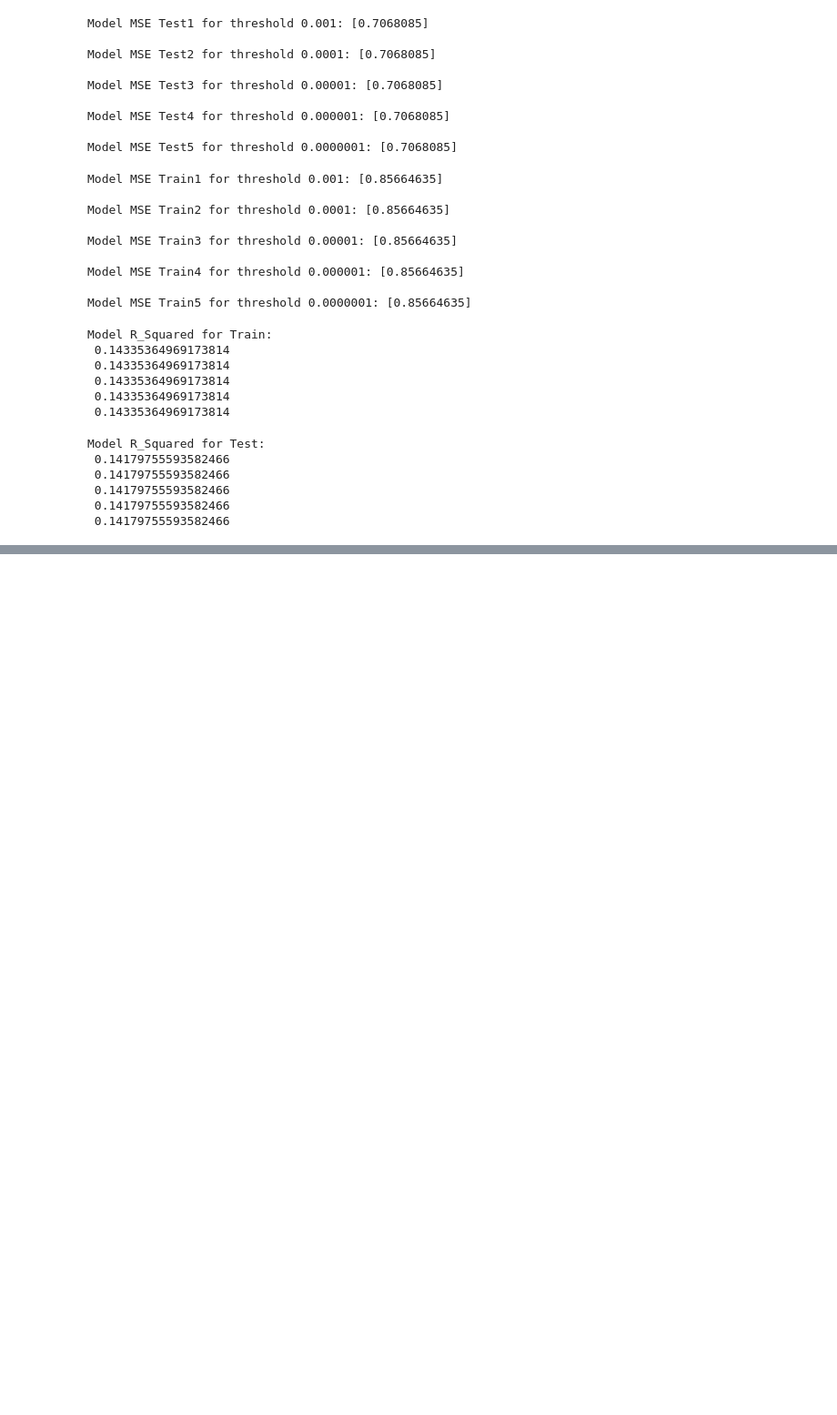
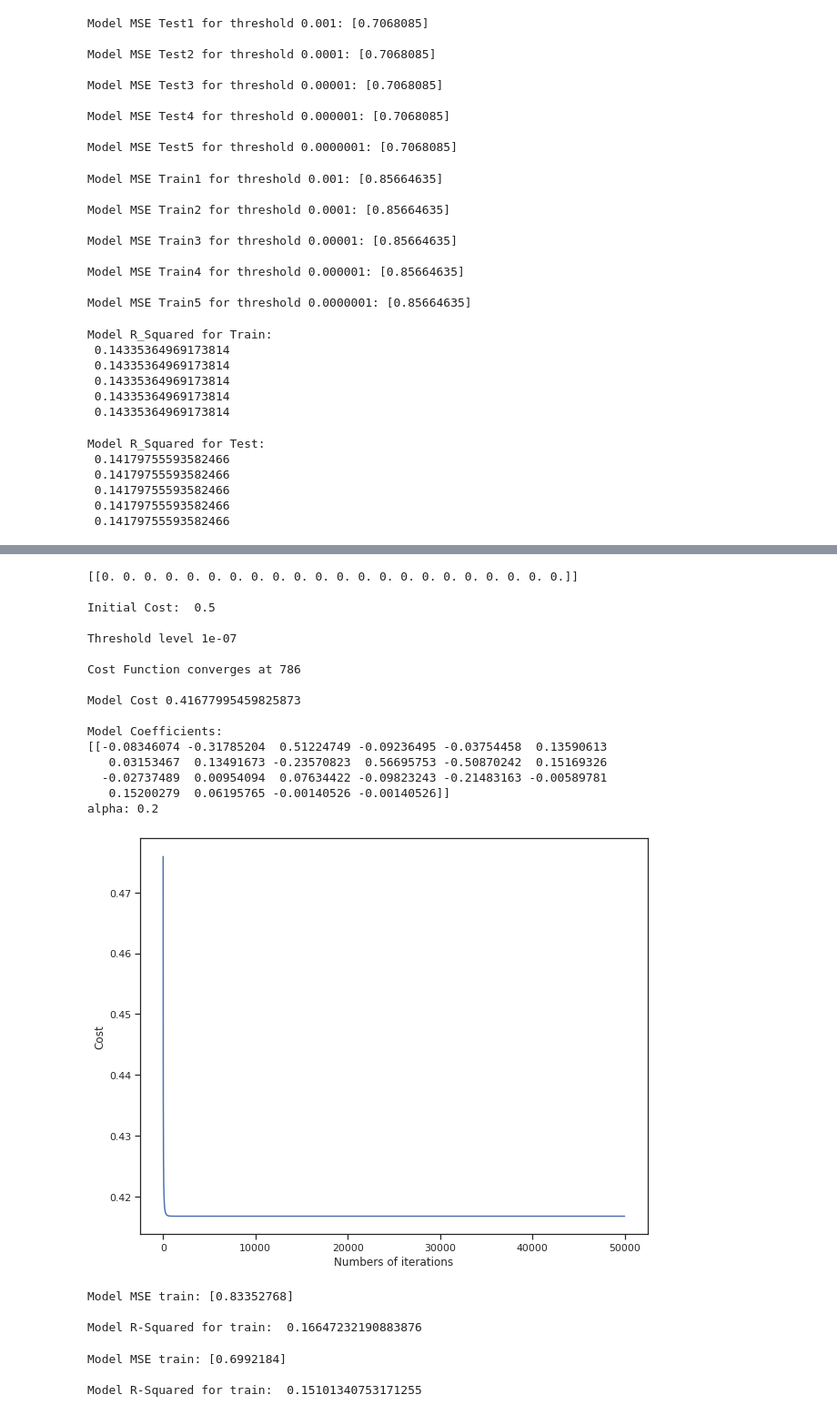
Before and after one commit to pratikjori20/Appliance-Energy-Prediction, a Jupyter notebook: Individual_capstone_2.ipynb, the cells around one changed output, grey strips where cells are left out. Shown at 91% size. Saved outputs shown, nothing was run; the diff lists cells and outputs as text; code cells hidden in the pictures; blank space fills up the shorter version.

```diff
--- a/Individual_capstone_2.ipynb
+++ b/Individual_capstone_2.ipynb
@@ -1480,0 +1683,61 @@ Model R_Squared for Test:
+# %%
+
+feature_d = temperature + humidity + lights + hour + random
+feature_d1 = drop_df[feature_d]
+target_5 = drop_df[appliance]
+# %%
+x5_train, x5_test, y5_train, y5_test = train_test_split(feature_d1, target_5, test_size = 0.2, random_state = 0)
+# %%
+x5_train = scaler.fit_transform(x5_train)
+x5_test = scaler.transform(x5_test)
+y5_train = scaler.fit_transform(y5_train)
+y5_test = scaler.transform(y5_test)
+# %%
+def devlinearmodel_1(datafile, datatarget):
+    coeffmatrix = np.zeros((1, len(datafile[0])));
+    print(coeffmatrix);
+    print();
+    initialcost = costfuct(datafile, datatarget, coeffmatrix);
+    print('Initial Cost: ', initialcost, '\n');
+    coeffmatrix, costhistory = gradientdescent(datafile, datatarget, coeffmatrix, 0.2, 50000);
+    return coeffmatrix;
+
+linearmodel_d = devlinearmodel(x5_train, y5_train)
+# %% [output]
+[[0. 0. 0. 0. 0. 0. 0. 0. 0. 0. 0. 0. 0. 0. 0. 0. 0. 0. 0. 0. 0. 0.]]
+
+Initial Cost:  0.5
+
+Threshold level 1e-07
+
+Cost Function converges at 786
+
+Model Cost 0.41677995459825873
+
+Model Coefficients:
+[[-0.08346074 -0.31785204  0.51224749 -0.09236495 -0.03754458  0.13590613
+   0.03153467  0.13491673 -0.23570823  0.56695753 -0.50870242  0.15169326
+  -0.02737489  0.00954094  0.07634422 -0.09823243 -0.21483163 -0.00589781
+   0.15200279  0.06195765 -0.00140526 -0.00140526]]
+alpha: 0.2
+[figure, added]
+# %%
+predictedtarget_d = predict(x5_train, linearmodel_d)
+modelMSE_d = calcMSE(y5_train, predictedtarget_d)
+print('Model MSE train:', modelMSE_d, '\n')
+modelR2_d = modelRsquared(y5_train, predictedtarget_d)
+print('Model R-Squared for train: ', modelR2_d)
+# %% [output]
+Model MSE train: [0.83352768]
+
+Model R-Squared for train:  0.16647232190883876
+# %%
+predictedtarget_d1 = predict(x5_test, linearmodel_d)
+modelMSE_d1 = calcMSE(y5_test, predictedtarget_d1)
+print('Model MSE train:', modelMSE_d1, '\n')
+modelR2_d1 = modelRsquared(y5_test, predictedtarget_d1)
+print('Model R-Squared for train: ', modelR2_d1)
+# %% [output]
+Model MSE train: [0.6992184]
+
+Model R-Squared for train:  0.15101340753171255
```
Also changed, not shown: parts of 18 cells of this notebook.
